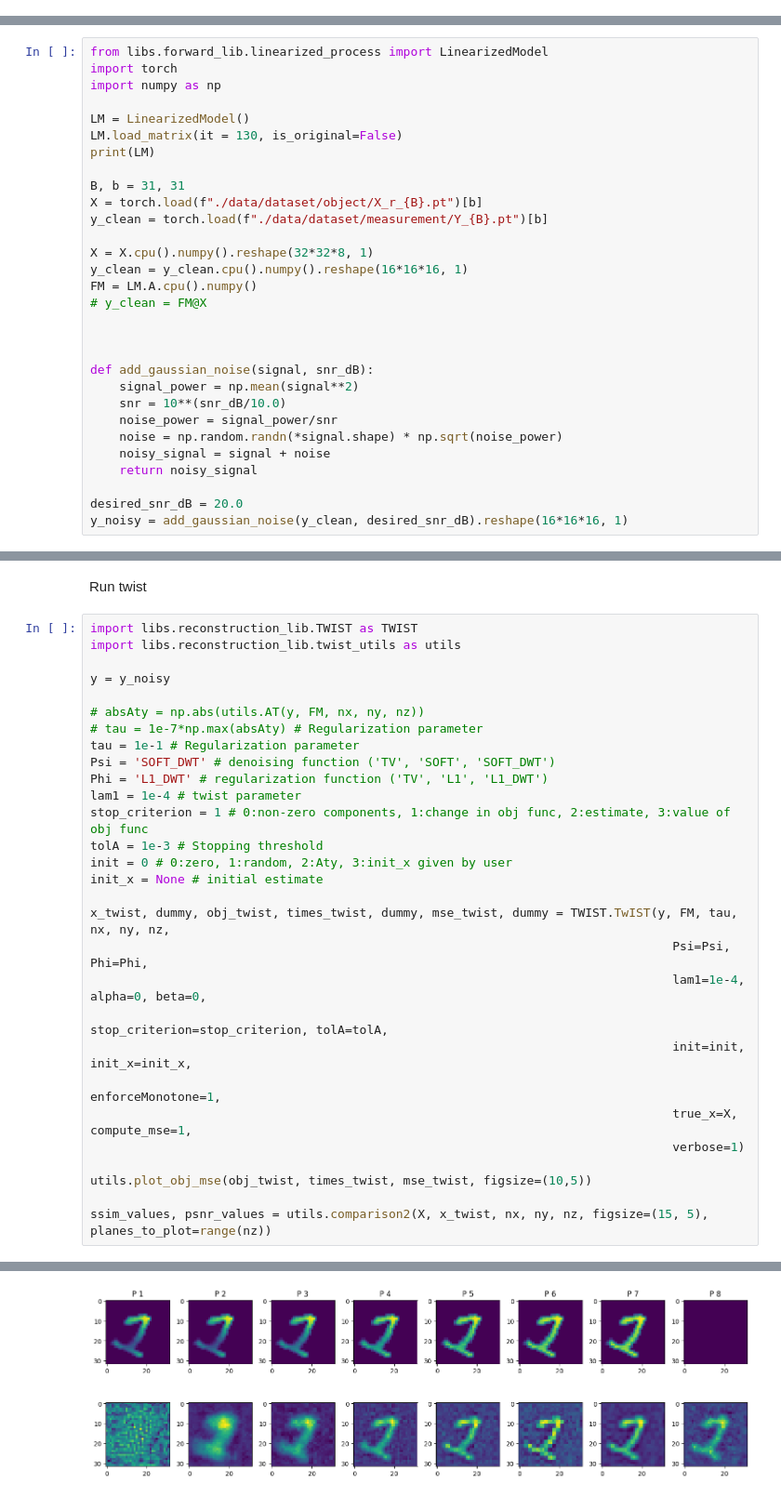
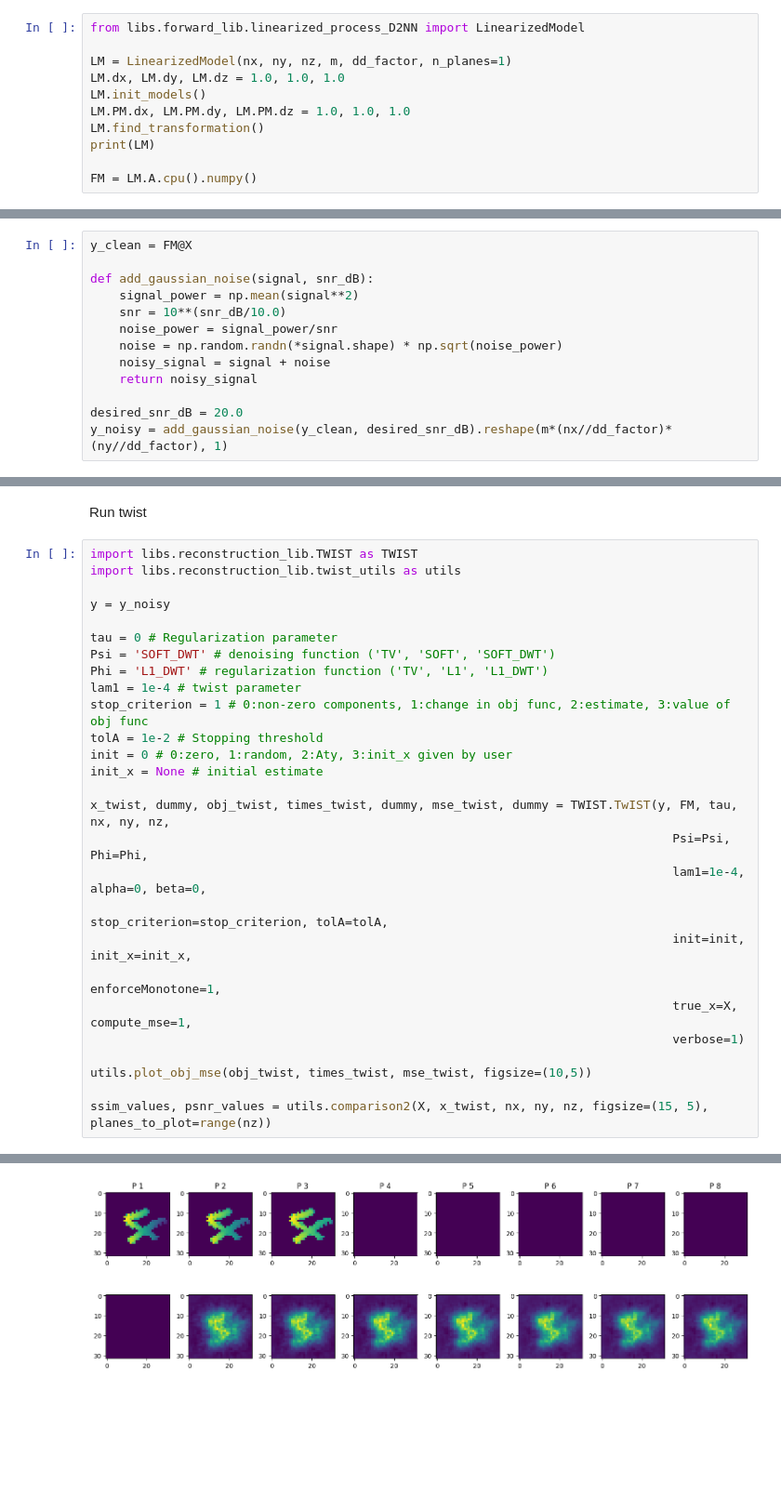
Before and after one commit to sanjith1999/FRIS, a Jupyter notebook: twist_demo.ipynb, the cells around one changed output, grey strips where cells are left out. Shown at 93% size. Drawn from its saved outputs; the diff is of its cells as text; blank space fills up the shorter version.

Commit message:
Framework for D2NN based forward model

```diff
--- a/twist_demo.ipynb
+++ b/twist_demo.ipynb
@@ -7,2 +25,13 @@ dd_factor               = 2                             # Detector Downsampling
 # %% [markdown]
 Linearized Model
+# %%
+from libs.forward_lib.linearized_process_D2NN import LinearizedModel
+
+LM = LinearizedModel(nx, ny, nz, m, dd_factor, n_planes=1)
+LM.dx, LM.dy, LM.dz = 1.0, 1.0, 1.0
+LM.init_models()
+LM.PM.dx, LM.PM.dy, LM.PM.dz = 1.0, 1.0, 1.0
+LM.find_transformation()
+print(LM)
+
+FM = LM.A.cpu().numpy()
@@ -9,22 +49,5 @@ Linearized Model
 # %%
-from libs.forward_lib.linearized_process import LinearizedModel
-import torch
-import numpy as np
-
-LM = LinearizedModel()
-LM.load_matrix(it = 130, is_original=False)
-print(LM)
-
-B, b = 31, 31
-X = torch.load(f"./data/dataset/object/X_r_{B}.pt")[b]
-y_clean = torch.load(f"./data/dataset/measurement/Y_{B}.pt")[b]
-
-X = X.cpu().numpy().reshape(32*32*8, 1)
-y_clean = y_clean.cpu().numpy().reshape(16*16*16, 1)
-FM = LM.A.cpu().numpy()
-# y_clean = FM@X
-
-
+y_clean = FM@X
 
 def add_gaussian_noise(signal, snr_dB):
     signal_power = np.mean(signal**2)
@@ -35,4 +58,4 @@ def add_gaussian_noise(signal, snr_dB):
     return noisy_signal
 
 desired_snr_dB = 20.0
-y_noisy = add_gaussian_noise(y_clean, desired_snr_dB).reshape(16*16*16, 1)
+y_noisy = add_gaussian_noise(y_clean, desired_snr_dB).reshape(m*(nx//dd_factor)*(ny//dd_factor), 1)
@@ -72,14 +67,12 @@ import libs.reconstruction_lib.twist_utils as utils
 
 y = y_noisy
 
-# absAty = np.abs(utils.AT(y, FM, nx, ny, nz))
-# tau = 1e-7*np.max(absAty) # Regularization parameter
-tau = 1e-1 # Regularization parameter
+tau = 0 # Regularization parameter
 Psi = 'SOFT_DWT' # denoising function ('TV', 'SOFT', 'SOFT_DWT')
 Phi = 'L1_DWT' # regularization function ('TV', 'L1', 'L1_DWT')
 lam1 = 1e-4 # twist parameter
 stop_criterion = 1 # 0:non-zero components, 1:change in obj func, 2:estimate, 3:value of obj func
-tolA = 1e-3 # Stopping threshold
+tolA = 1e-2 # Stopping threshold
 init = 0 # 0:zero, 1:random, 2:Aty, 3:init_x given by user
 init_x = None # initial estimate
 
@@ -119 +112 @@ MSE Loss: 5.9077e-03
-[figure, old version]
+[figure, new version]
```
Also changed, not shown: parts of 9 cells of this notebook, 28 other files.
